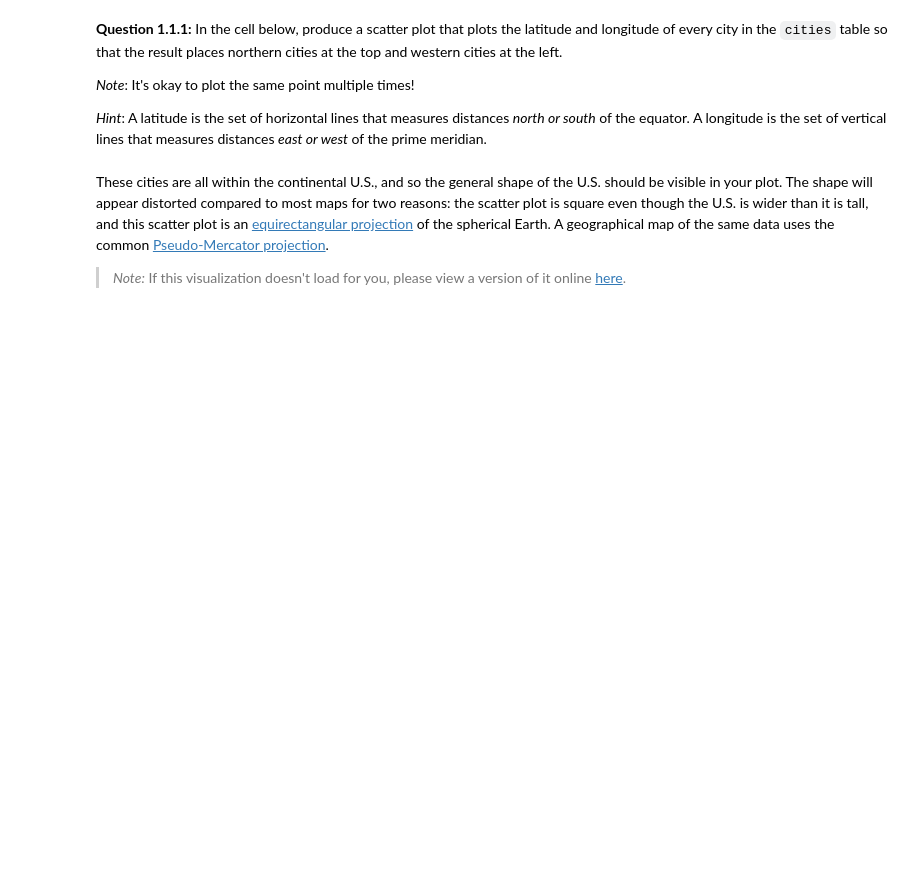
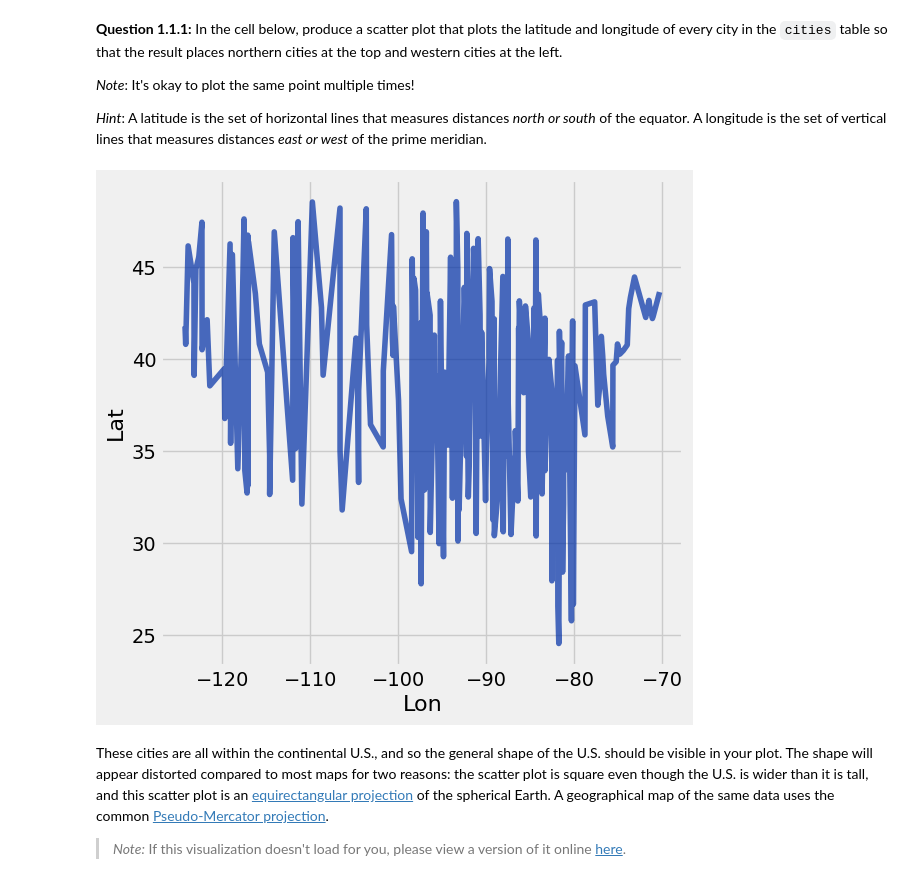
Before and after one commit to ivanduero1/broken_computer_arc, a Jupyter notebook: project2/project2.ipynb, the cells around one changed output. Saved outputs shown, nothing was run; the diff lists cells and outputs as text; code cells hidden in the pictures; blank space fills up the shorter version.

```diff
--- a/project2/project2.ipynb
+++ b/project2/project2.ipynb
@@ -60,7 +66,9 @@ The data lists the weather stations at which temperature and precipitation data
 
 *Hint*: A latitude is the set of horizontal lines that measures distances *north or south* of the equator. A longitude is the set of vertical lines that measures distances *east or west* of the prime meridian.
 # %%
-...
+cities.plot("Lon","Lat")
+# %% [output]
+[figure, added]
 # %% [markdown]
 <!-- END QUESTION -->
 
```
Also changed, not shown: parts of 43 cells of this notebook, 2 other files.
